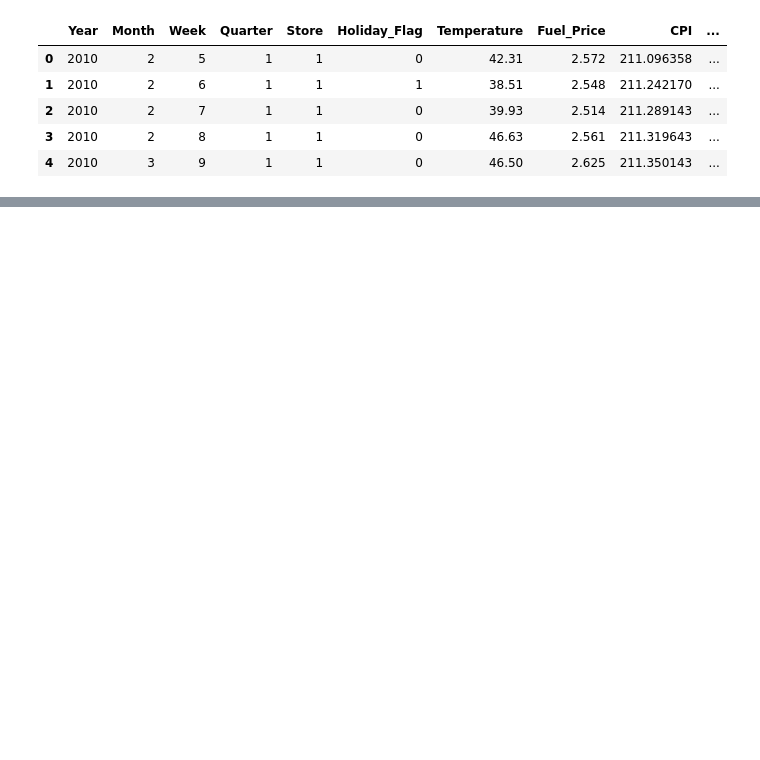
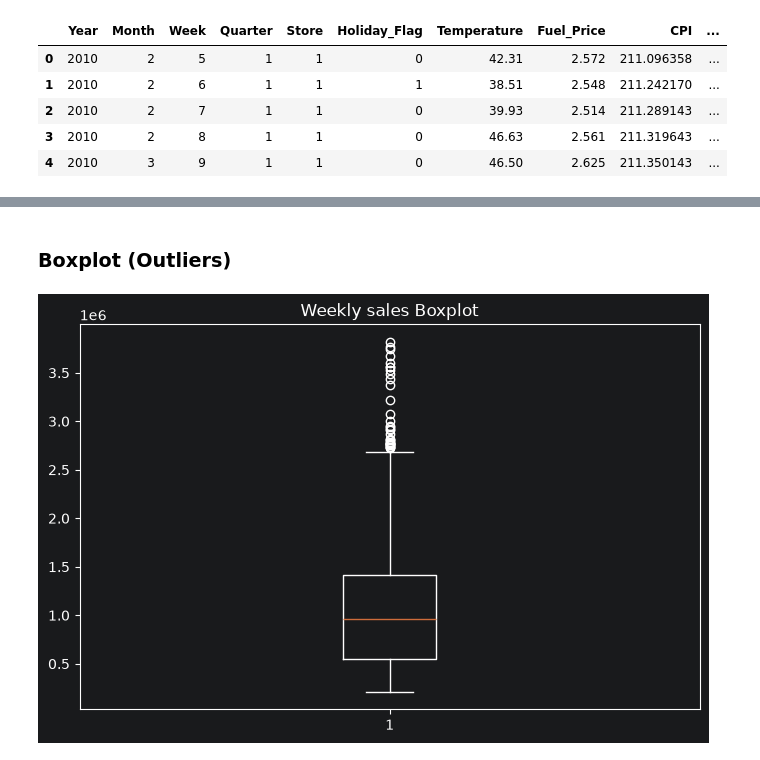
Before and after one commit to Pranav-1719/Data-Science-Machine-Learning, a Jupyter notebook: Wallmart_Sales/Linear_Regression.ipynb, the cells around one changed output, grey strips where cells are left out. Cells and saved outputs as stored; diff of their text form; code cells hidden in the pictures; blank space fills up the shorter version.

```diff
--- a/Wallmart_Sales/Linear_Regression.ipynb
+++ b/Wallmart_Sales/Linear_Regression.ipynb
@@ -61,0 +88,10 @@ df.to_csv("Wallmart_Sales_Cleaned.csv",index=False)
+# %% [markdown]
+### Boxplot (Outliers)
+# %%
+plt.figure(figsize=(8,5))
+plt.boxplot(df["Weekly_Sales"])
+plt.title('Weekly sales Boxplot')
+plt.savefig("images/Weekly_sales_Boxplot.png",dpi=300,bbox_inches='tight')
+plt.show()
+# %% [output]
+[figure, added]
```
Also changed, not shown: parts of 24 cells of this notebook.
